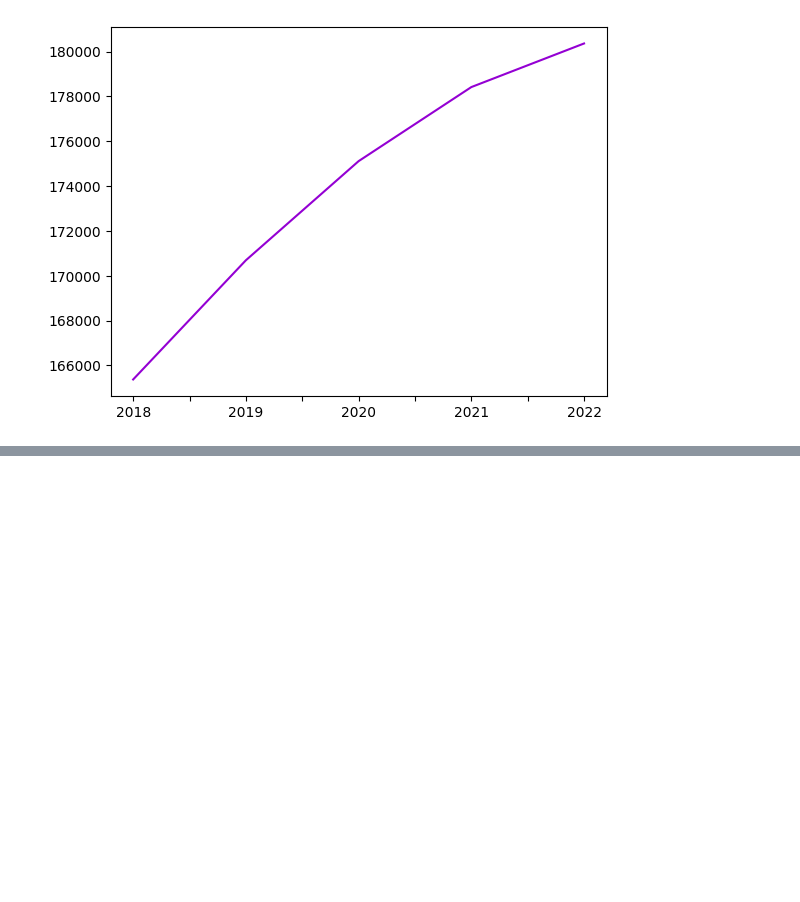
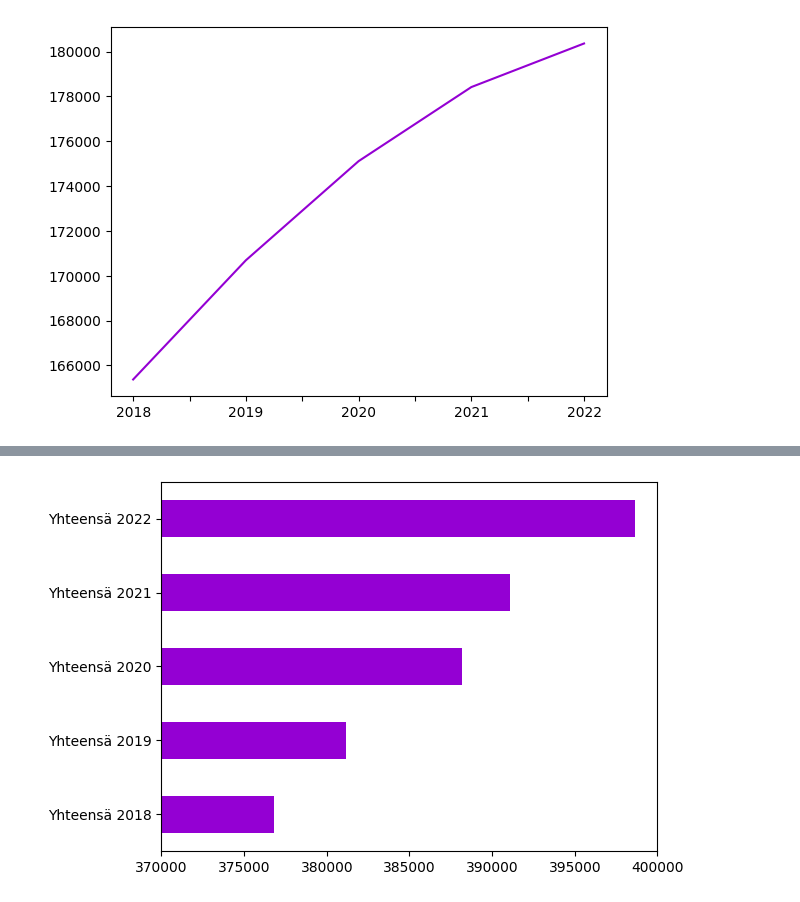
Before and after one commit to Real-Joni00/Mobile-project, a Jupyter notebook: screens/StackNavigationCities/Sweden/DataVisualizationSWE/Gothenburg.ipynb, the cells around one changed output, grey strips where cells are left out. Saved outputs shown, nothing was run; the diff lists cells and outputs as text; code cells hidden in the pictures; blank space fills up the shorter version.

Commit message:
Ruotsi toiset visualisoinnit + dataa

```diff
--- a/screens/StackNavigationCities/Sweden/DataVisualizationSWE/Gothenburg.ipynb
+++ b/screens/StackNavigationCities/Sweden/DataVisualizationSWE/Gothenburg.ipynb
@@ -55,3 +55,10 @@ row[['2018', '2019', '2020', '2021', '2022']].plot(color = 'darkviolet')
 plt.savefig('../images/gothenburgyearsstudied.jpg')
 # %% [output]
 [figure]
+# %%
+#Read file
+
+df_gothenburgworkingagepopulation = pd.read_csv('./DatafilesSWE/gothenburg_workingagepopulation.csv', encoding='latin-1')
+
+for col in df_gothenburgworkingagepopulation:
+    df_gothenburgworkingagepopulation[col] = df_gothenburgworkingagepopulation[col].replace('"', '', regex=True)
@@ -57,0 +70,8 @@ plt.savefig('../images/gothenburgyearsstudied.jpg')
+# %%
+print(df_gothenburgworkingagepopulation.iloc[0])
+row = df_gothenburgworkingagepopulation.iloc[0]
+row['Yhteensä 2018']=row['Yhteensä 2018'].astype(float)
+row['Yhteensä 2019']=row['Yhteensä 2019'].astype(float)
+row['Yhteensä 2020']=row['Yhteensä 2020'].astype(float)
+row['Yhteensä 2021']=row['Yhteensä 2021'].astype(float)
+row['Yhteensä 2022']=row['Yhteensä 2022'].astype(float)
@@ -57,0 +107,6 @@ plt.savefig('../images/gothenburgyearsstudied.jpg')
+# %%
+row[['Yhteensä 2018', 'Yhteensä 2019', 'Yhteensä 2020', 'Yhteensä 2021', 'Yhteensä 2022']].plot.barh(color = 'darkviolet')
+plt.xlim(370000, 400000)
+plt.savefig('../images/gothenburgworkingagepopulation.jpg')
+# %% [output]
+[figure, added]
```
Also changed, not shown: parts of 2 cells of this notebook, 11 other files.
